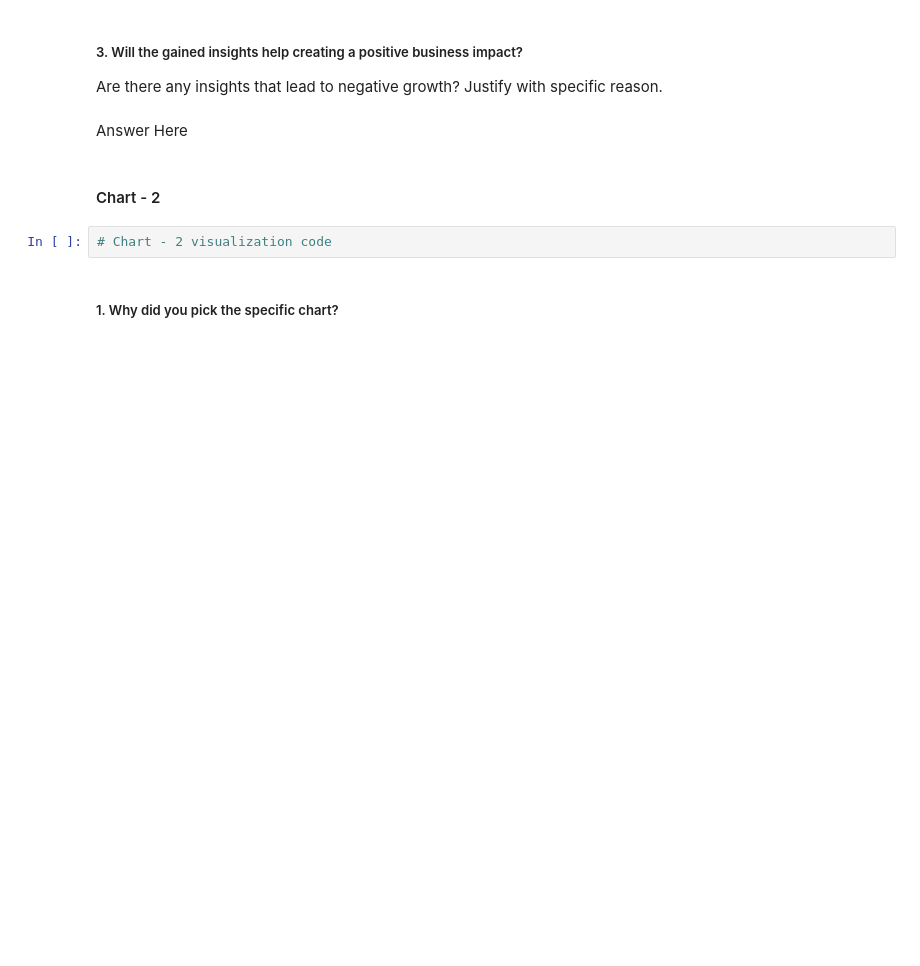
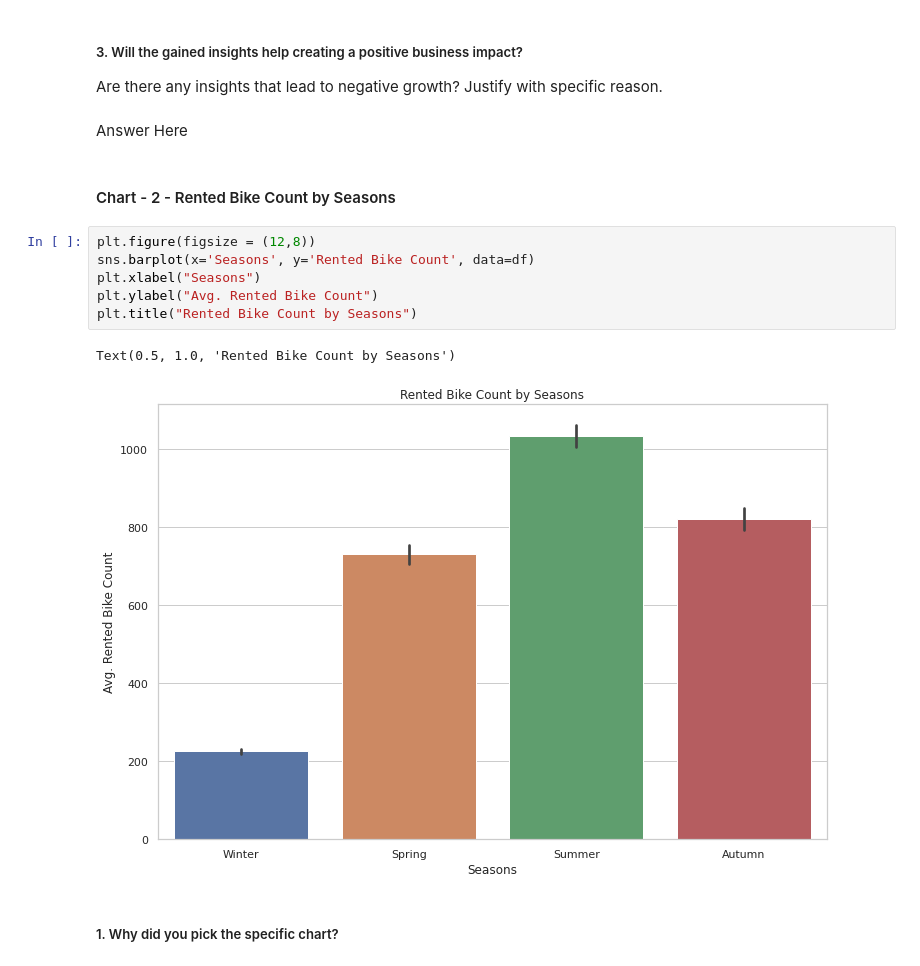
Before and after one commit to ayush9304/BikeSharingDemandPrediction, a Jupyter notebook: Bike_Sharing_Demand_Prediction.ipynb, the cells around one changed output. Saved outputs shown, nothing was run; the diff lists cells and outputs as text; blank space fills up the shorter version.

```diff
--- a/Bike_Sharing_Demand_Prediction.ipynb
+++ b/Bike_Sharing_Demand_Prediction.ipynb
@@ -385,9 +396,16 @@ Are there any insights that lead to negative growth? Justify with specific reaso
 # %% [markdown]
 Answer Here
 # %% [markdown]
-#### Chart - 2
+#### Chart - 2 - Rented Bike Count by Seasons
-# %%
-# Chart - 2 visualization code
+# %%
+plt.figure(figsize = (12,8))
+sns.barplot(x='Seasons', y='Rented Bike Count', data=df)
+plt.xlabel("Seasons")
+plt.ylabel("Avg. Rented Bike Count")
+plt.title("Rented Bike Count by Seasons")
+# %% [output]
+Text(0.5, 1.0, 'Rented Bike Count by Seasons')
+[figure, added]
 # %% [markdown]
 ##### 1. Why did you pick the specific chart?
 # %% [markdown]
```
Also changed, not shown: parts of 4 cells of this notebook.
